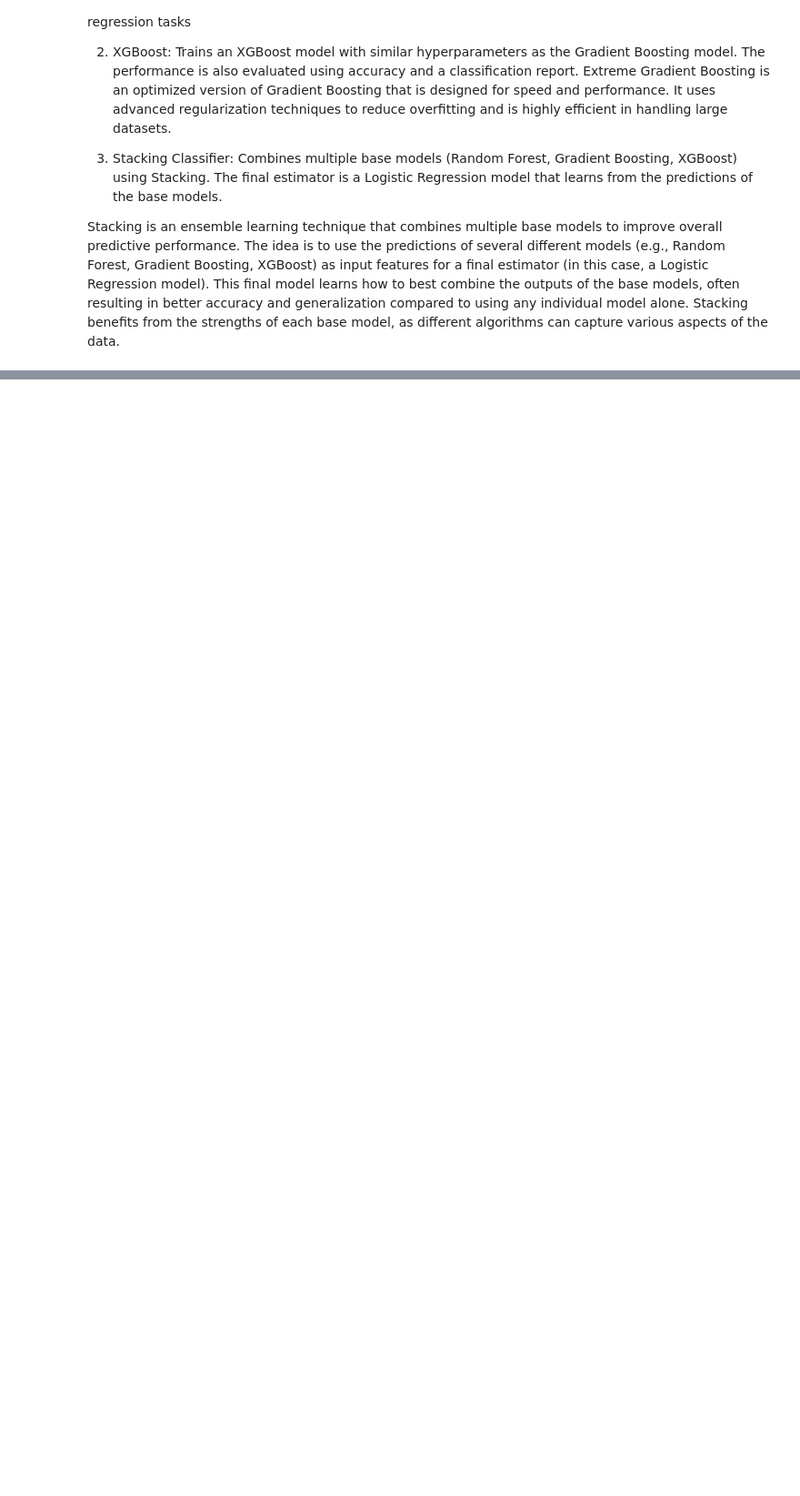
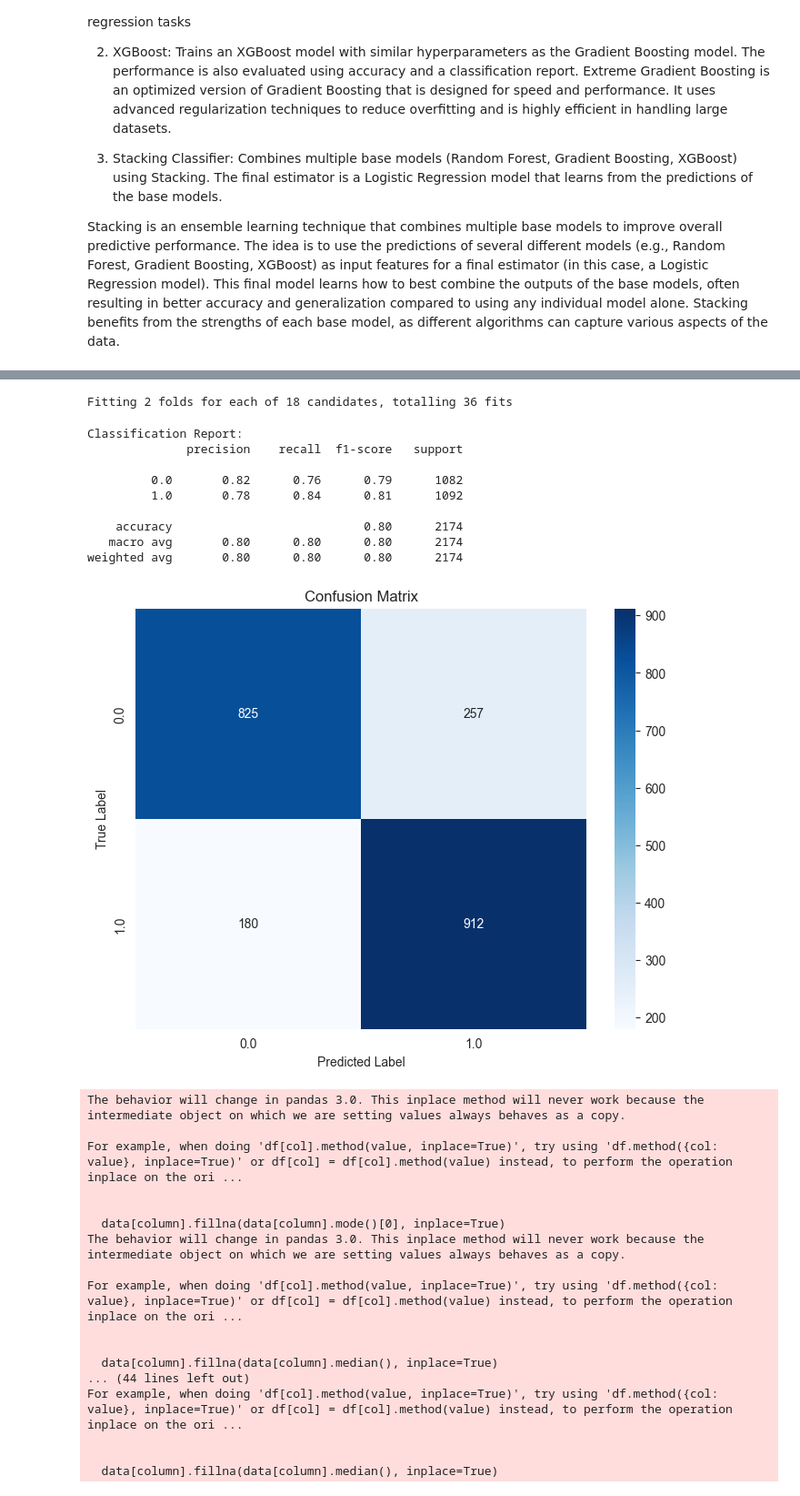
Before and after one commit to shamisolchikamhi/Titanic-Spaceship, a Jupyter notebook: detailed_titan_spaceship.ipynb, the cells around one changed output, grey strips where cells are left out. Shown: that part at 91% size. Drawn from its saved outputs; the diff is of its cells as text; code cells hidden in the pictures; blank space fills up the shorter version.

```diff
--- a/detailed_titan_spaceship.ipynb
+++ b/detailed_titan_spaceship.ipynb
@@ -508,0 +699,56 @@ prediction_results(model=stacking_model)
+# %%
+param_grid_svc = {
+    'C': [0.1, 1, 10],
+    'kernel': ['linear', 'rbf', 'poly'],
+    'gamma': ['scale', 'auto']
+}
+
+svc = SVC(probability=True, random_state=42)
+grid_search_svc = GridSearchCV(estimator=svc, param_grid=param_grid_svc, cv=2, n_jobs=-1, verbose=2, scoring=scoring, refit='f1')
+grid_search_svc.fit(X_train, y_train)
+best_svc = grid_search_svc.best_estimator_
+evaluate_model(model=best_svc, X_test=X_test, y_test=y_test)
+prediction_results(model=best_svc, features=X_train.columns)
+# %% [output]
+Fitting 2 folds for each of 18 candidates, totalling 36 fits
+# %%
+# 3. Stacking Classifier with Reduced Overfitting
+estimators = [
+    ('rf', random_forrest),
+    ('gb', best_gb),
+    ('ab', best_ab),
+    ('mlp', best_mlp),
+    ('svc', best_svc)
+]
+stacking_model = StackingClassifier(estimators=estimators, final_estimator=LogisticRegression( max_iter=100000), cv=10, n_jobs=-1, passthrough=True)
+stacking_model.fit(X_train, y_train)
+evaluate_model(model=stacking_model, X_test=X_test, y_test=y_test)
+prediction_results(model=stacking_model, features=X_train.columns)
+# %% [output]
+Classification Report:
+              precision    recall  f1-score   support
+
+         0.0       0.82      0.76      0.79      1082
+         1.0       0.78      0.84      0.81      1092
+
+    accuracy                           0.80      2174
+   macro avg       0.80      0.80      0.80      2174
+weighted avg       0.80      0.80      0.80      2174
+[figure, added]
+The behavior will change in pandas 3.0. This inplace method will never work because the intermediate object on which we are setting values always behaves as a copy.
+
+For example, when doing 'df[col].method(value, inplace=True)', try using 'df.method({col: value}, inplace=True)' or df[col] = df[col].method(value) instead, to perform the operation inplace on the ori ...
+
+
+  data[column].fillna(data[column].mode()[0], inplace=True)
+The behavior will change in pandas 3.0. This inplace method will never work because the intermediate object on which we are setting values always behaves as a copy.
+
+For example, when doing 'df[col].method(value, inplace=True)', try using 'df.method({col: value}, inplace=True)' or df[col] = df[col].method(value) instead, to perform the operation inplace on the ori ...
+
+
+  data[column].fillna(data[column].median(), inplace=True)
+... (44 lines left out)
+For example, when doing 'df[col].method(value, inplace=True)', try using 'df.method({col: value}, inplace=True)' or df[col] = df[col].method(value) instead, to perform the operation inplace on the ori ...
+
+
+  data[column].fillna(data[column].median(), inplace=True)
```
Also changed, not shown: parts of 16 cells of this notebook, 1 other file.
